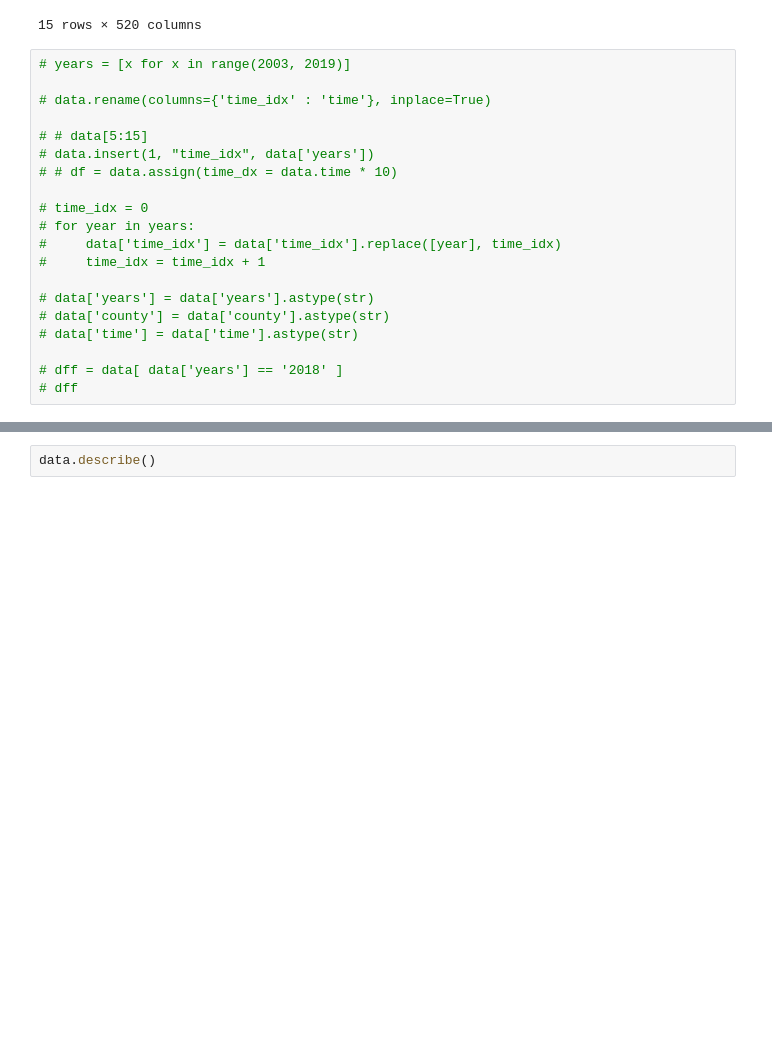
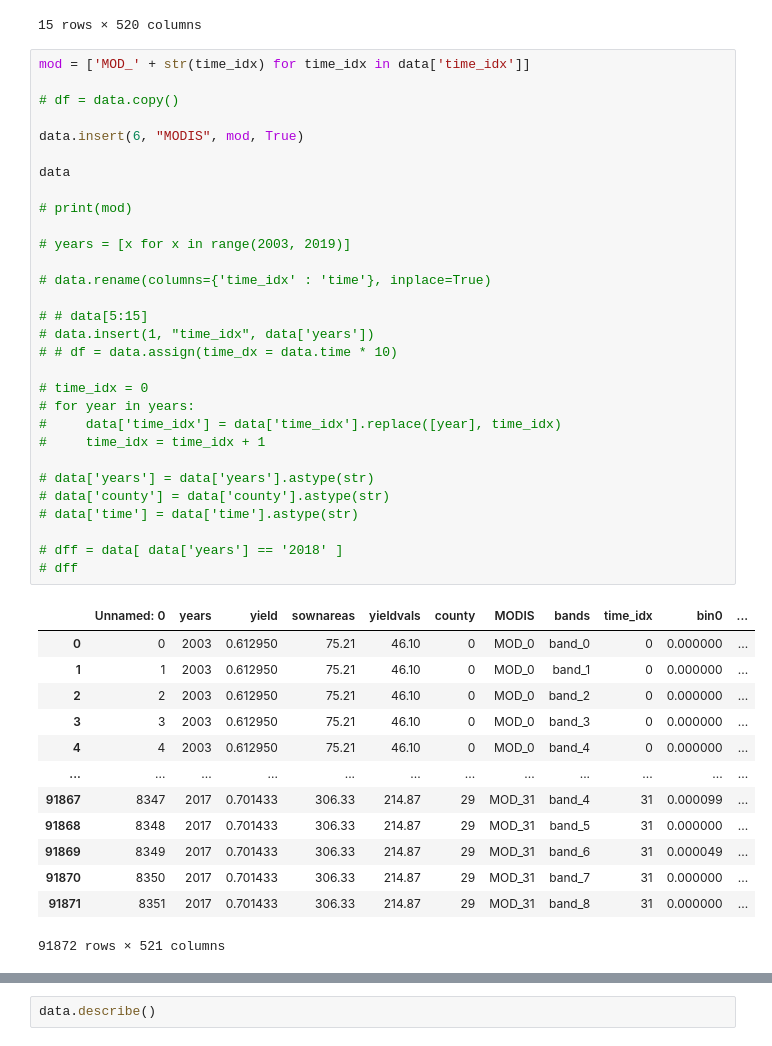
Before and after one commit to koyacolab/china, a Jupyter notebook: ChinaFCNN_light.ipynb, the cells around one changed output, grey strips where cells are left out. Cells and saved outputs as stored; diff of their text form; blank space fills up the shorter version.

```diff
--- a/ChinaFCNN_light.ipynb
+++ b/ChinaFCNN_light.ipynb
@@ -100,25 +100,49 @@ data[0:15]
 | 14 | 14 | 2003 | 0.61295 | 75.21 | 46.1 | 0 | band_5 | 1 | 0.0 | 0.0 | ... |
 15 rows × 520 columns
 # %%
+mod = ['MOD_' + str(time_idx) for time_idx in data['time_idx']]
+
+# df = data.copy()
+
+data.insert(6, "MODIS", mod, True)
+
+data
+
+# print(mod)
+
 # years = [x for x in range(2003, 2019)]
 
 # data.rename(columns={'time_idx' : 'time'}, inplace=True)
 
 # # data[5:15]
 # data.insert(1, "time_idx", data['years'])
 # # df = data.assign(time_dx = data.time * 10)
 
 # time_idx = 0
 # for year in years:
 #     data['time_idx'] = data['time_idx'].replace([year], time_idx)
 #     time_idx = time_idx + 1
 
 # data['years'] = data['years'].astype(str)
 # data['county'] = data['county'].astype(str)
 # data['time'] = data['time'].astype(str)
 
 # dff = data[ data['years'] == '2018' ]
 # dff
+# %% [output]
+|  | Unnamed: 0 | years | yield | sownareas | yieldvals | county | MODIS | bands | time_idx | bin0 | ... |
+| 0 | 0 | 2003 | 0.612950 | 75.21 | 46.10 | 0 | MOD_0 | band_0 | 0 | 0.000000 | ... |
+| 1 | 1 | 2003 | 0.612950 | 75.21 | 46.10 | 0 | MOD_0 | band_1 | 0 | 0.000000 | ... |
+| 2 | 2 | 2003 | 0.612950 | 75.21 | 46.10 | 0 | MOD_0 | band_2 | 0 | 0.000000 | ... |
+| 3 | 3 | 2003 | 0.612950 | 75.21 | 46.10 | 0 | MOD_0 | band_3 | 0 | 0.000000 | ... |
+| 4 | 4 | 2003 | 0.612950 | 75.21 | 46.10 | 0 | MOD_0 | band_4 | 0 | 0.000000 | ... |
+| ... | ... | ... | ... | ... | ... | ... | ... | ... | ... | ... | ... |
+| 91867 | 8347 | 2017 | 0.701433 | 306.33 | 214.87 | 29 | MOD_31 | band_4 | 31 | 0.000099 | ... |
+| 91868 | 8348 | 2017 | 0.701433 | 306.33 | 214.87 | 29 | MOD_31 | band_5 | 31 | 0.000000 | ... |
+| 91869 | 8349 | 2017 | 0.701433 | 306.33 | 214.87 | 29 | MOD_31 | band_6 | 31 | 0.000049 | ... |
+| 91870 | 8350 | 2017 | 0.701433 | 306.33 | 214.87 | 29 | MOD_31 | band_7 | 31 | 0.000000 | ... |
+| 91871 | 8351 | 2017 | 0.701433 | 306.33 | 214.87 | 29 | MOD_31 | band_8 | 31 | 0.000000 | ... |
+91872 rows × 521 columns
 # %%
 data['years'] = data['years'].astype(str)
 data['county'] = data['county'].astype(str)
```
Also changed, not shown: parts of 5 cells of this notebook, 2 other files.
